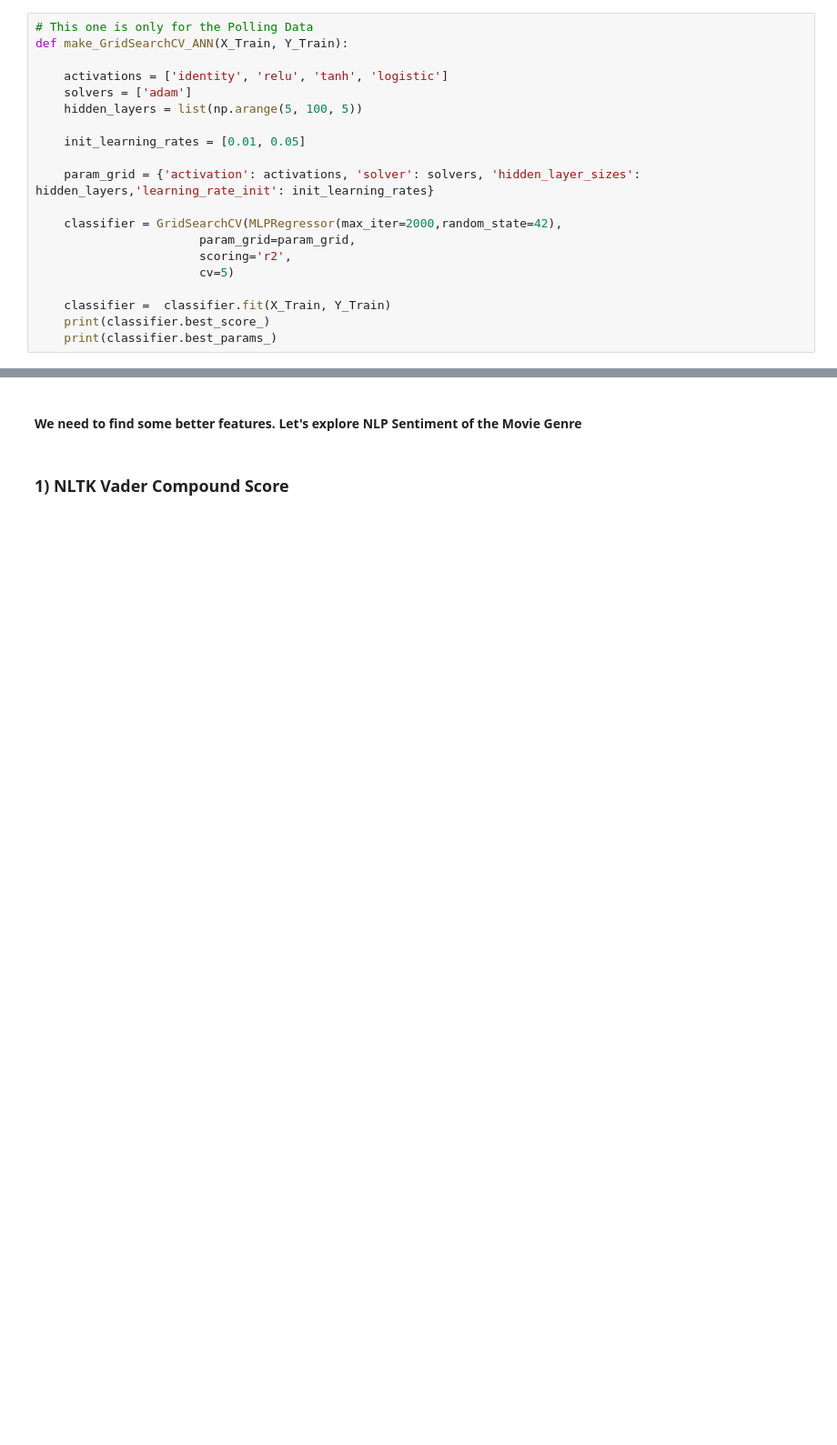
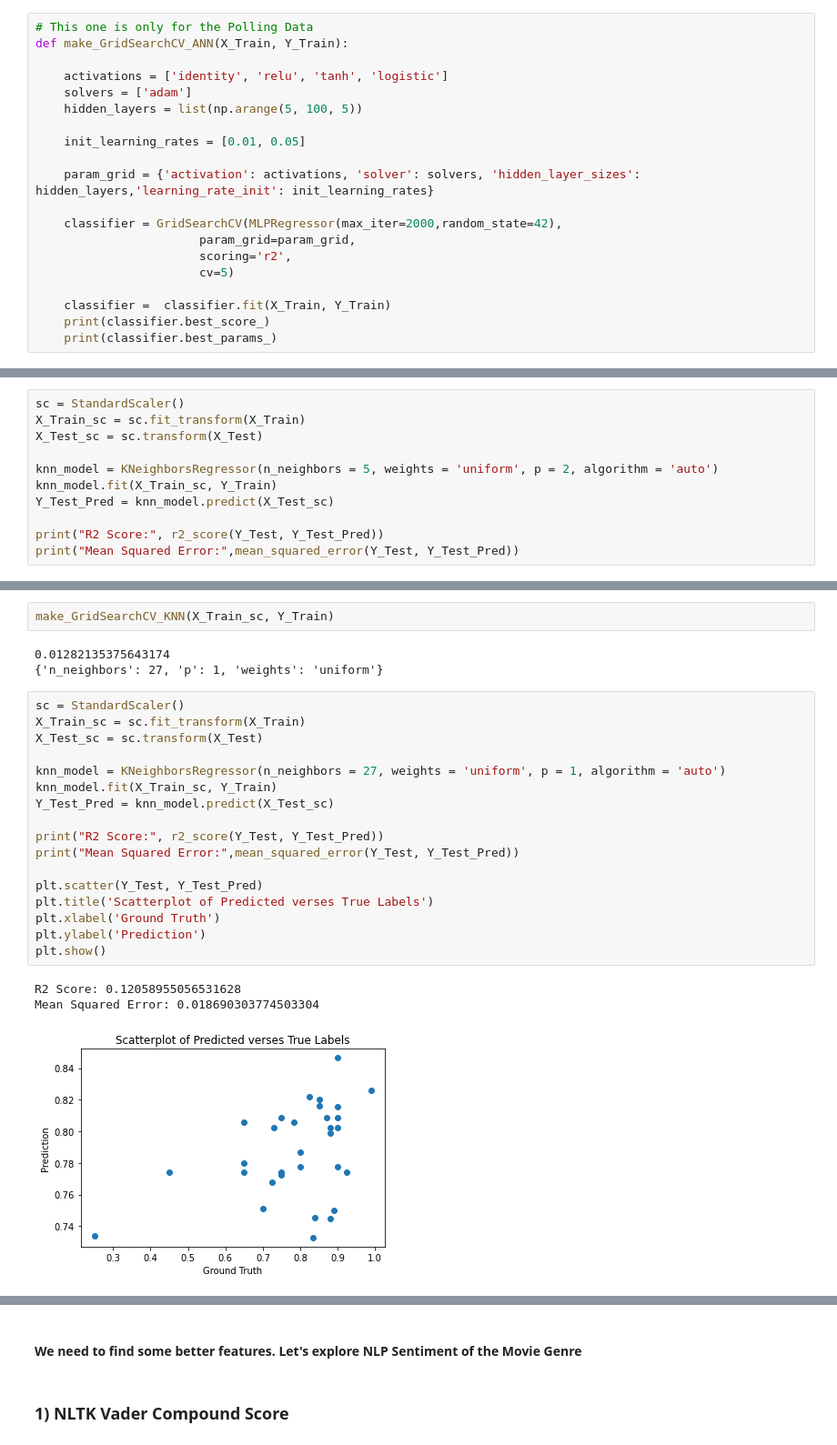
Before and after one commit to amandahutter/Movies-Analysis, a Jupyter notebook: Movies.ipynb, the cells around one changed output, grey strips where cells are left out. Shown at 91% size. Saved outputs shown, nothing was run; the diff lists cells and outputs as text; blank space fills up the shorter version.

```diff
--- a/Movies.ipynb
+++ b/Movies.ipynb
@@ -676,0 +673,11 @@ Mean Squared Error: 0.02026605191015795
+# %%
+sc = StandardScaler()
+X_Train_sc = sc.fit_transform(X_Train)
+X_Test_sc = sc.transform(X_Test)
+
+knn_model = KNeighborsRegressor(n_neighbors = 5, weights = 'uniform', p = 2, algorithm = 'auto')
+knn_model.fit(X_Train_sc, Y_Train)
+Y_Test_Pred = knn_model.predict(X_Test_sc)
+
+print("R2 Score:", r2_score(Y_Test, Y_Test_Pred))
+print("Mean Squared Error:",mean_squared_error(Y_Test, Y_Test_Pred))
@@ -676,0 +704,26 @@ Mean Squared Error: 0.02026605191015795
+# %%
+make_GridSearchCV_KNN(X_Train_sc, Y_Train)
+# %% [output]
+0.01282135375643174
+{'n_neighbors': 27, 'p': 1, 'weights': 'uniform'}
+# %%
+sc = StandardScaler()
+X_Train_sc = sc.fit_transform(X_Train)
+X_Test_sc = sc.transform(X_Test)
+
+knn_model = KNeighborsRegressor(n_neighbors = 27, weights = 'uniform', p = 1, algorithm = 'auto')
+knn_model.fit(X_Train_sc, Y_Train)
+Y_Test_Pred = knn_model.predict(X_Test_sc)
+
+print("R2 Score:", r2_score(Y_Test, Y_Test_Pred))
+print("Mean Squared Error:",mean_squared_error(Y_Test, Y_Test_Pred))
+
+plt.scatter(Y_Test, Y_Test_Pred)
+plt.title('Scatterplot of Predicted verses True Labels')
+plt.xlabel('Ground Truth')
+plt.ylabel('Prediction')
+plt.show()
+# %% [output]
+R2 Score: 0.12058955056531628
+Mean Squared Error: 0.018690303774503304
+[figure, added]
```
Also changed, not shown: parts of 117 cells of this notebook.
